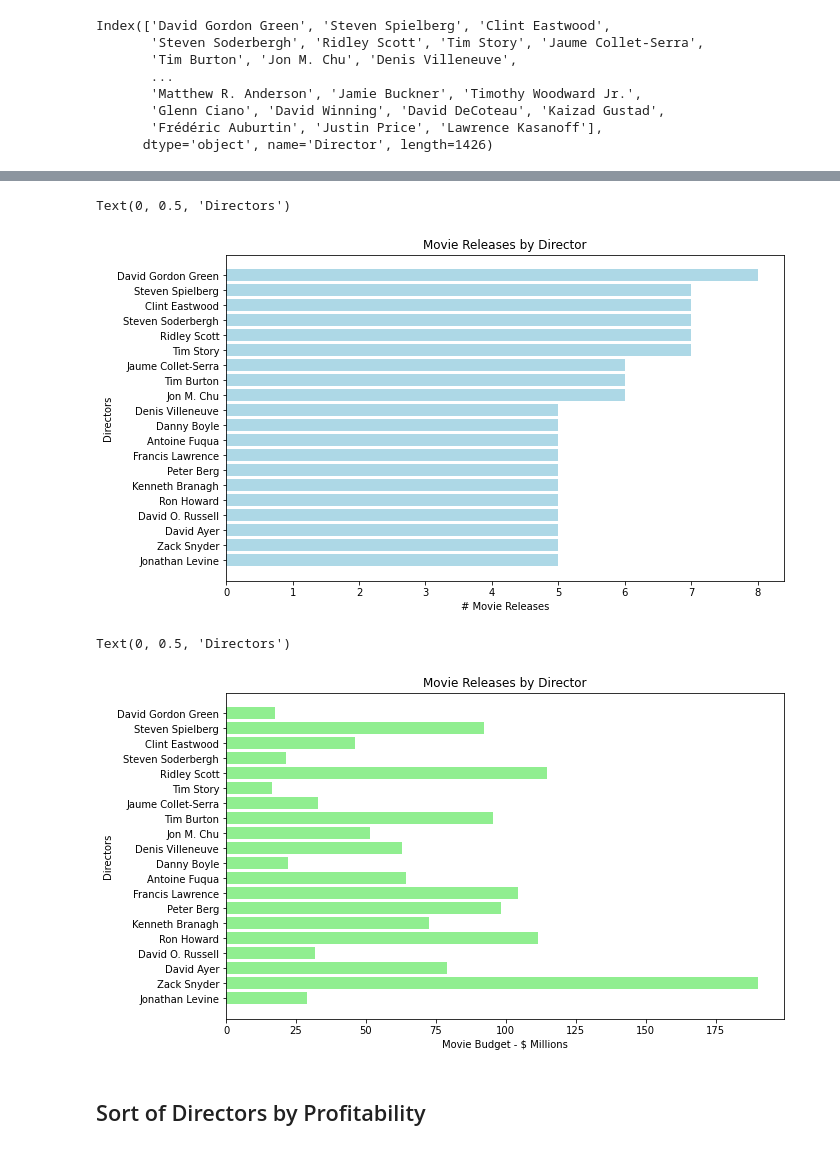
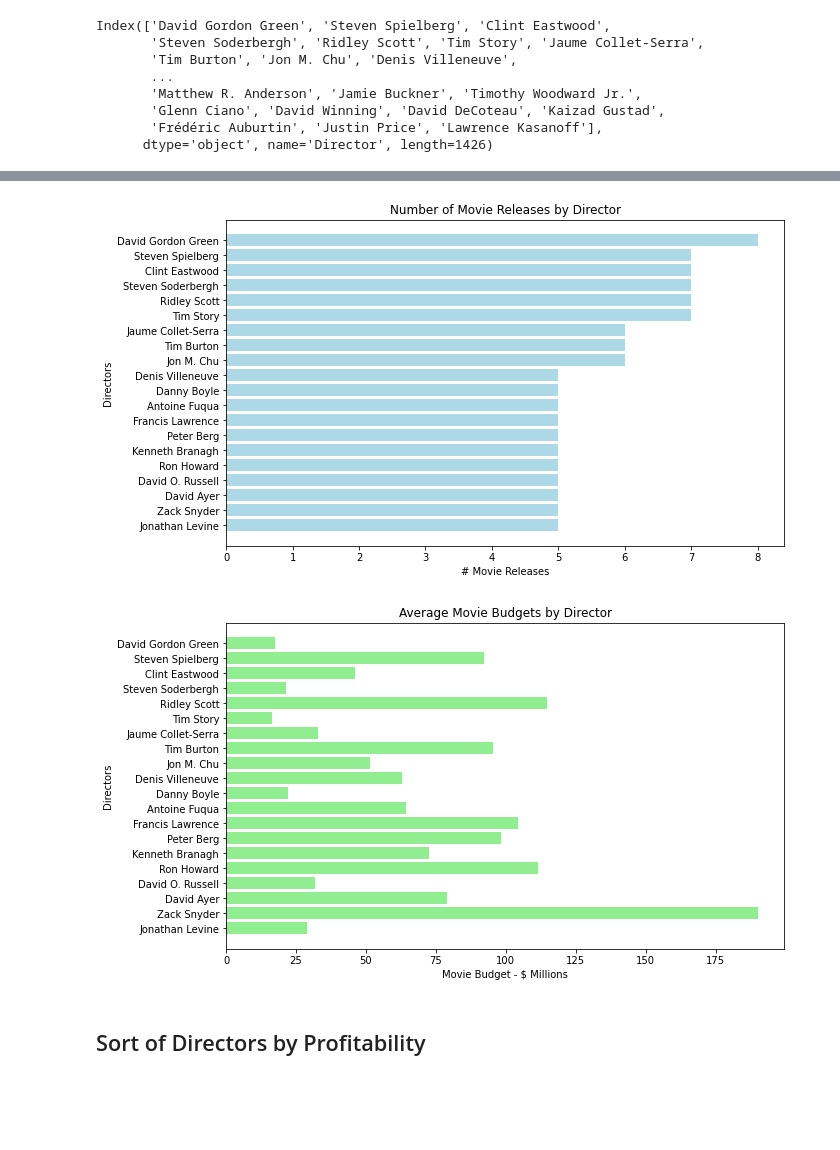
Before and after one commit to NazarMohl/FIlmStrategy, a Jupyter notebook: Study/merged_imdb_tnmoviebudgets.ipynb, the cells around one changed output, grey strips where cells are left out. Drawn from its saved outputs; the diff is of its cells as text; code cells hidden in the pictures; blank space fills up the shorter version.

```diff
--- a/Study/merged_imdb_tnmoviebudgets.ipynb
+++ b/Study/merged_imdb_tnmoviebudgets.ipynb
@@ -161,7 +161,7 @@ merged_df['float_production_budget'] = merged_df['production_budget'].replace('[
 merged_df['float_domestic_gross'] = merged_df['domestic_gross'].replace('[\$,]', '', regex=True).astype(float)
 merged_df['float_worldwide_gross'] = merged_df['worldwide_gross'].replace('[\$,]', '', regex=True).astype(float)
 # %%
-merged_df['profit percent'] = (merged_df['float_domestic_gross'] + merged_df['float_worldwide_gross']) / merged_df['float_production_budget'] * 100
+merged_df['profit percent'] = (merged_df['float_domestic_gross'] + merged_df['float_worldwide_gross'] - merged_df['float_production_budget']) / merged_df['float_production_budget'] * 100
 # %%
 merged_df.head()
 # %% [output]
@@ -262,25 +246,25 @@ Text(0, 0.5, 'Directors')
 # %%
 fig, ax = plt.subplots(figsize=(10,6))
 
 ax.barh(director_sort_by_count_df.index[0:20], director_sort_by_count_df['count'].head(20), color='lightblue')
 ax.invert_yaxis()
-ax.set_title("Movie Releases by Director")
+ax.set_title("Number of Movie Releases by Director")
 ax.set_xlabel('# Movie Releases')
 ax.set_ylabel('Directors')
+plt.savefig('High_Count_of_Movie_Releases_by_Director.png',bbox_inches='tight')
 # %% [output]
-Text(0, 0.5, 'Directors')
-[figure, old version]
+[figure, new version]
 # %%
 fig, ax = plt.subplots(figsize=(10,6))
 
 ax.barh(director_sort_by_count_df.index[0:20], director_sort_by_count_df['float_production_budget'].head(20)/1000000, color='lightgreen')
 ax.invert_yaxis()
-ax.set_title("Movie Releases by Director")
+ax.set_title("Average Movie Budgets by Director")
 ax.set_xlabel('Movie Budget - $ Millions')
 ax.set_ylabel('Directors')
+plt.savefig('Movie_Budgets_of_Directors_with_High_Count_of_Movie_Releases.png',bbox_inches='tight')
 # %% [output]
-Text(0, 0.5, 'Directors')
-[figure, old version]
+[figure, new version]
 # %% [markdown]
 ## Sort of Directors by Profitability ##
 # %%
```
Also changed, not shown: parts of 22 cells of this notebook, 1 other file.
